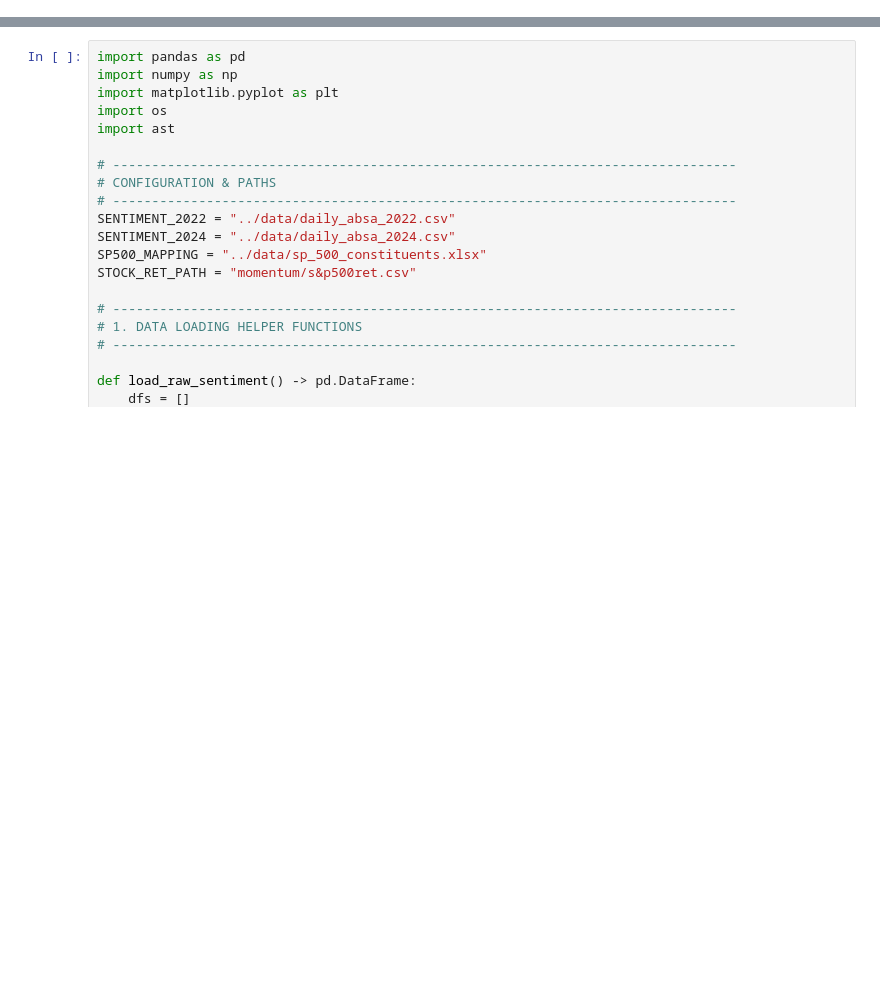
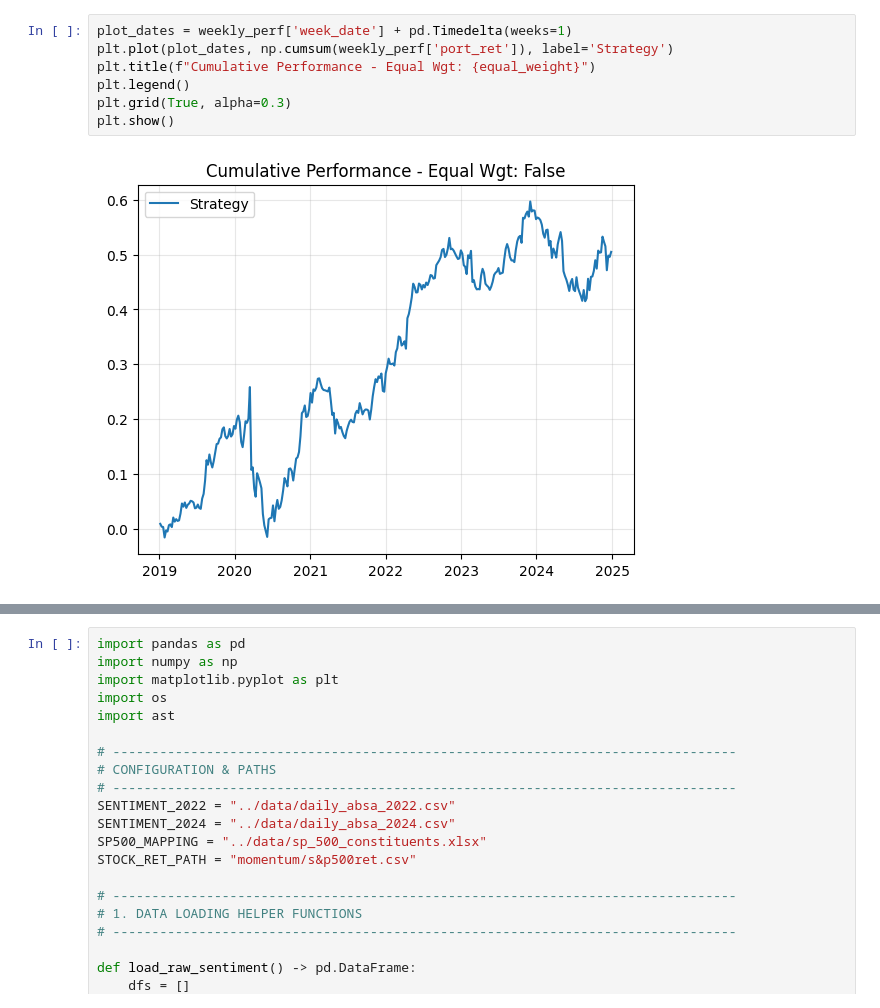
Before and after one commit to kktallam/ML-Capstone-Project-006, a Jupyter notebook: code/weekly_backtest.ipynb, the cells around one changed output, grey strips where cells are left out. Drawn from its saved outputs; the diff is of its cells as text; blank space fills up the shorter version.

Commit message:
revise weekly backtest

```diff
--- a/code/weekly_backtest.ipynb
+++ b/code/weekly_backtest.ipynb
@@ -459,0 +419,9 @@ End Date:        2024-12-21
+# %%
+plot_dates = weekly_perf['week_date'] + pd.Timedelta(weeks=1)
+plt.plot(plot_dates, np.cumsum(weekly_perf['port_ret']), label='Strategy')
+plt.title(f"Cumulative Performance - Equal Wgt: {equal_weight}")
+plt.legend()
+plt.grid(True, alpha=0.3)
+plt.show()
+# %% [output]
+[figure, added]
```
Also changed, not shown: parts of 5 cells of this notebook.
